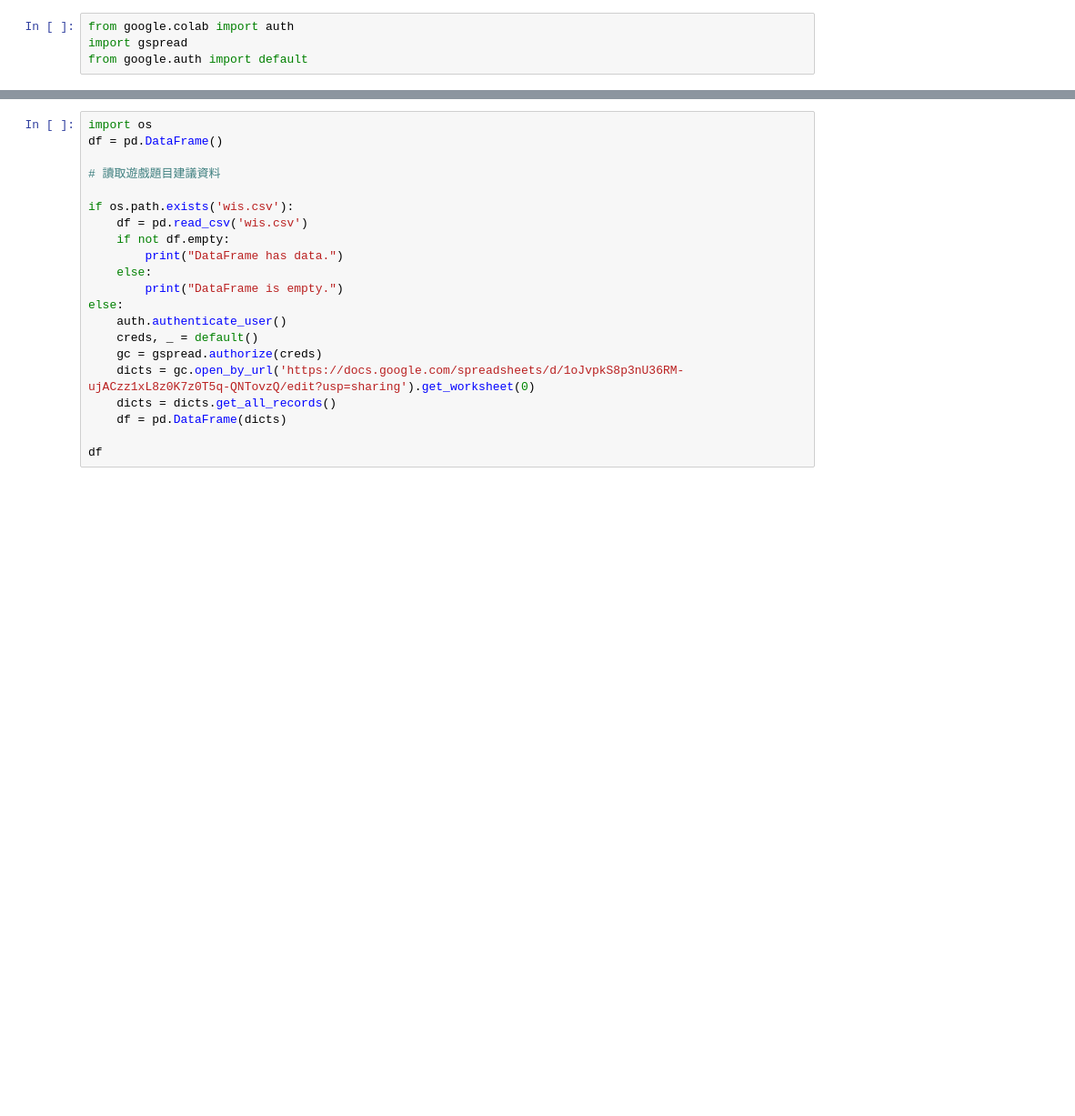
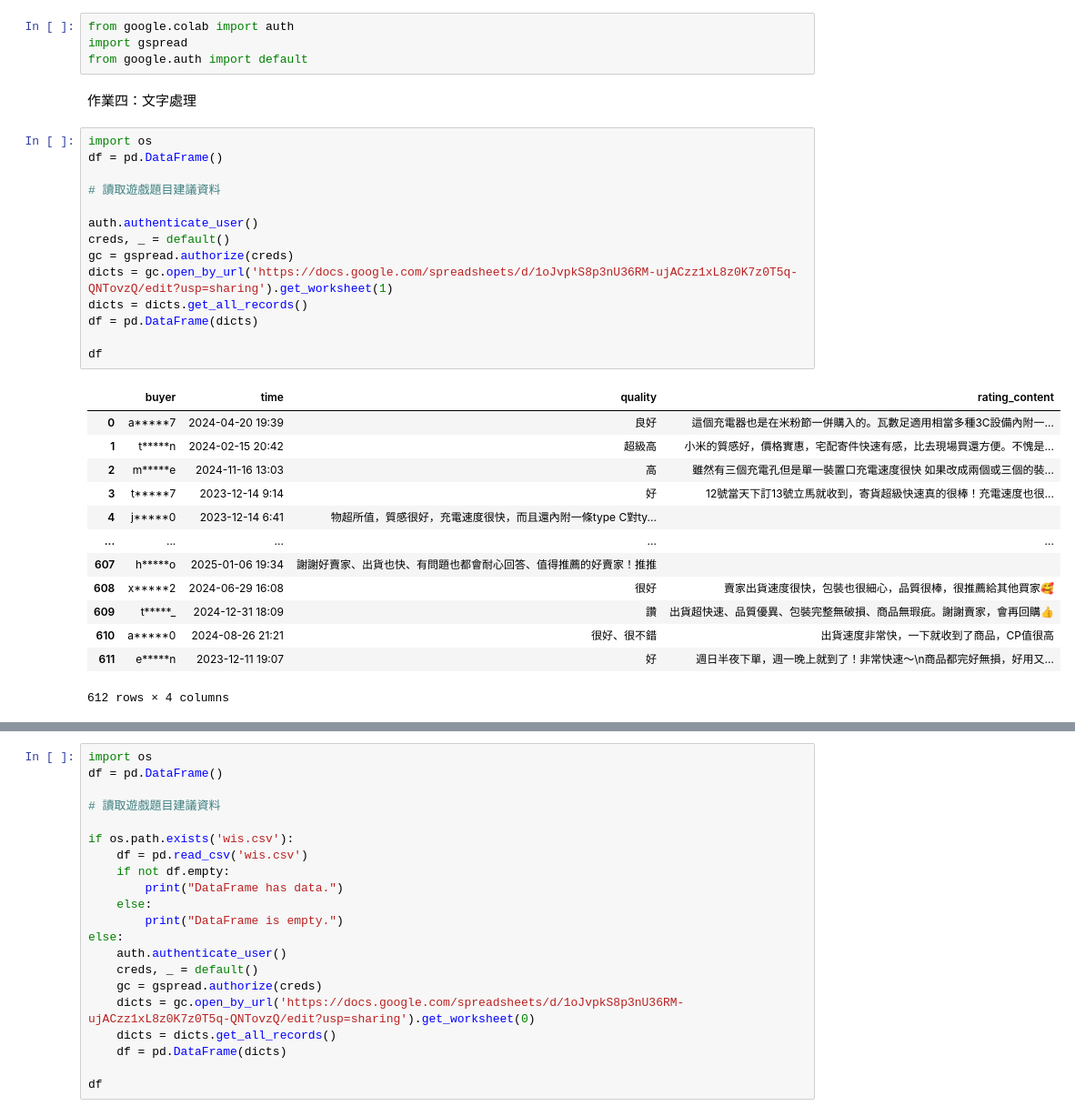
Before and after one commit to samko5sam/programming-language-class, a Jupyter notebook: 0410_TextProcessing.ipynb, the cells around one changed output, grey strips where cells are left out. Shown at 91% size. Cells and saved outputs as stored; diff of their text form; blank space fills up the shorter version.

```diff
--- a/0410_TextProcessing.ipynb
+++ b/0410_TextProcessing.ipynb
@@ -16,3 +16,33 @@ import plotly.express as px
 from google.colab import auth
 import gspread
 from google.auth import default
+# %% [markdown]
+作業四：文字處理
+# %%
+import os
+df = pd.DataFrame()
+
+# 讀取遊戲題目建議資料
+
+auth.authenticate_user()
+creds, _ = default()
+gc = gspread.authorize(creds)
+dicts = gc.open_by_url('https://docs.google.com/spreadsheets/d/1oJvpkS8p3nU36RM-ujACzz1xL8z0K7z0T5q-QNTovzQ/edit?usp=sharing').get_worksheet(1)
+dicts = dicts.get_all_records()
+df = pd.DataFrame(dicts)
+
+df
+# %% [output]
+|  | buyer | time | quality | rating_content |
+| 0 | a*****7 | 2024-04-20 19:39 | 良好 | 這個充電器也是在米粉節一併購入的。瓦數足適用相當多種3C設備內附一... |
+| 1 | t*****n | 2024-02-15 20:42 | 超級高 | 小米的質感好，價格實惠，宅配寄件快速有感，比去現場買還方便。不愧是... |
+| 2 | m*****e | 2024-11-16 13:03 | 高 | 雖然有三個充電孔但是單一裝置口充電速度很快 如果改成兩個或三個的裝... |
+| 3 | t*****7 | 2023-12-14 9:14 | 好 | 12號當天下訂13號立馬就收到，寄貨超級快速真的很棒！充電速度也很... |
+| 4 | j*****0 | 2023-12-14 6:41 | 物超所值，質感很好，充電速度很快，而且還內附一條type C對ty... |  |
+| ... | ... | ... | ... | ... |
+| 607 | h*****o | 2025-01-06 19:34 | 謝謝好賣家、出貨也快、有問題也都會耐心回答、值得推薦的好賣家！推推 |  |
+| 608 | x*****2 | 2024-06-29 16:08 | 很好 | 賣家出貨速度很快，包裝也很細心，品質很棒，很推薦給其他買家🥰 |
+| 609 | t*****_ | 2024-12-31 18:09 | 讚 | 出貨超快速、品質優異、包裝完整無破損、商品無瑕疵。謝謝賣家，會再回購👍 |
+| 610 | a*****0 | 2024-08-26 21:21 | 很好、很不錯 | 出貨速度非常快，一下就收到了商品，CP值很高 |
+| 611 | e*****n | 2023-12-11 19:07 | 好 | 週日半夜下單，週一晚上就到了！非常快速～\n商品都完好無損，好用又... |
+612 rows × 4 columns
```
Also changed, not shown: parts of 8 cells of this notebook.
